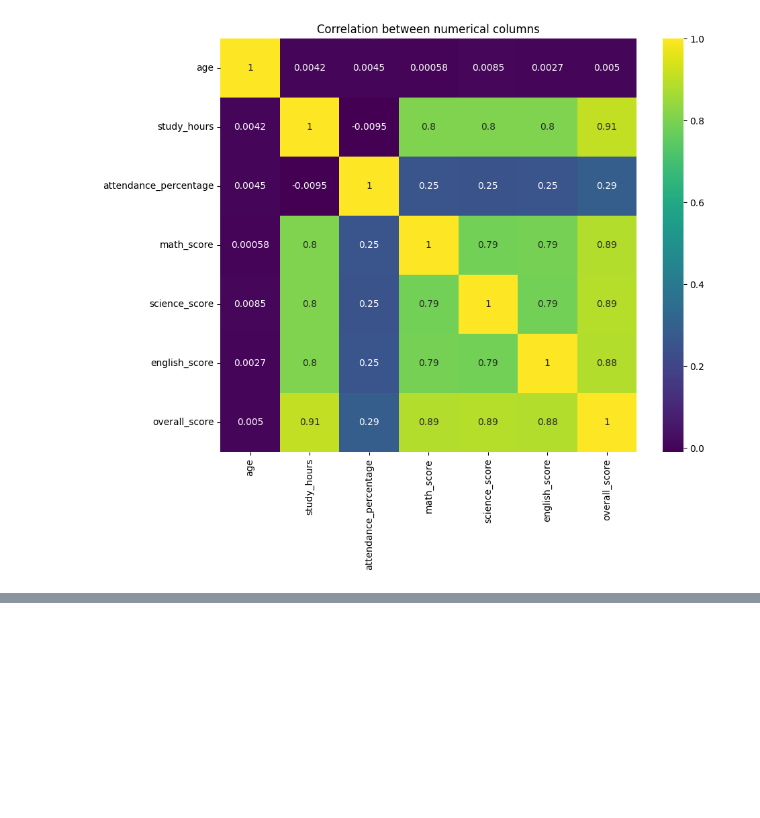
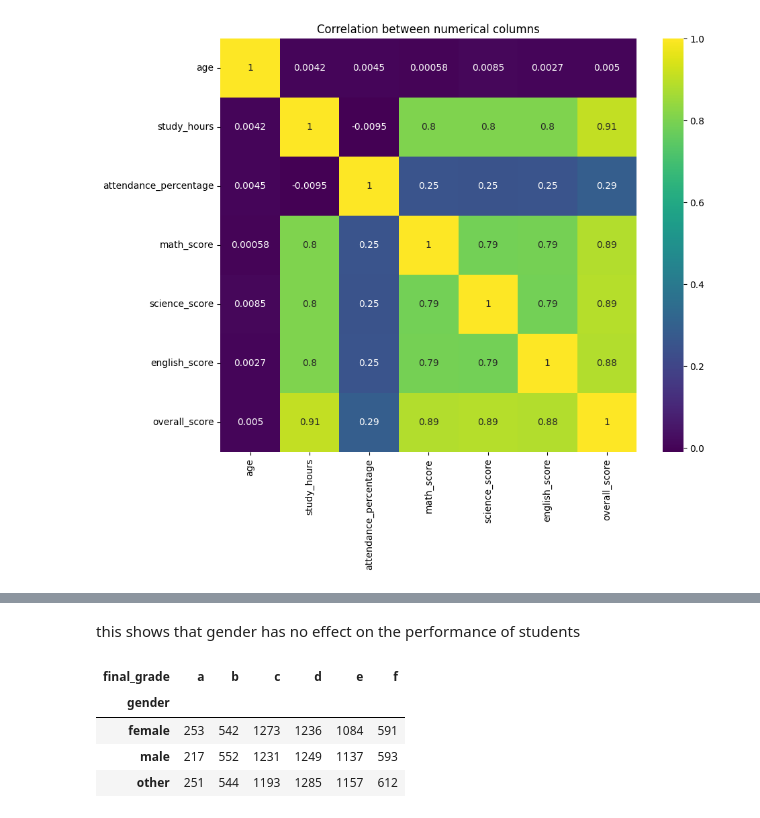
Before and after one commit to iiFouzi/Student-Preformance-Analysis, a Jupyter notebook: code/Student_analysis.ipynb, the cells around one changed output, grey strips where cells are left out. Saved outputs shown, nothing was run; the diff lists cells and outputs as text; code cells hidden in the pictures; blank space fills up the shorter version.

```diff
--- a/code/Student_analysis.ipynb
+++ b/code/Student_analysis.ipynb
@@ -247,0 +259,10 @@ plt.show()
+# %% [markdown]
+this shows that gender has no effect on the performance of students
+# %%
+grade_by_gender
+# %% [output]
+| final_grade | a | b | c | d | e | f |
+| gender |  |  |  |  |  |  |
+| female | 253 | 542 | 1273 | 1236 | 1084 | 591 |
+| male | 217 | 552 | 1231 | 1249 | 1137 | 593 |
+| other | 251 | 544 | 1193 | 1285 | 1157 | 612 |
```
Also changed, not shown: parts of 5 cells of this notebook.
